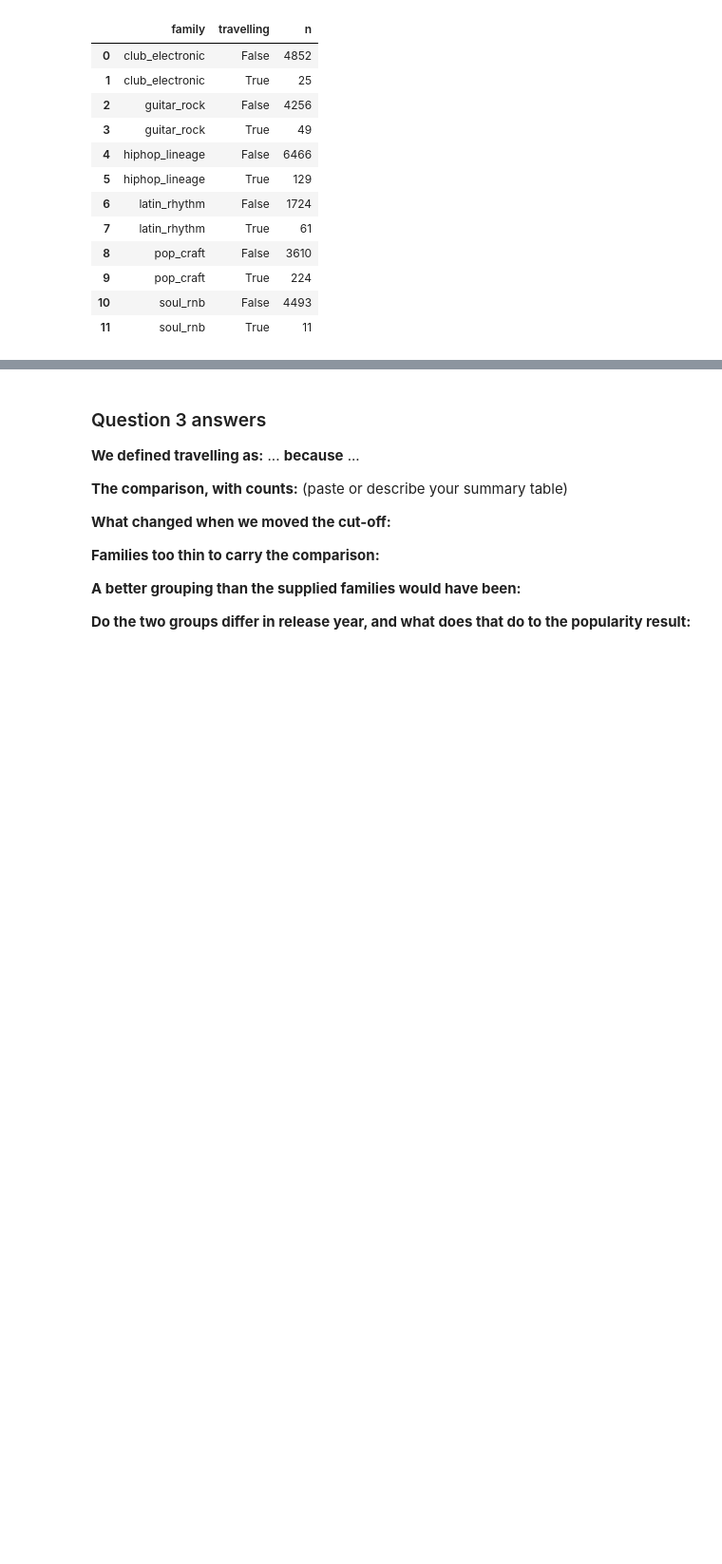
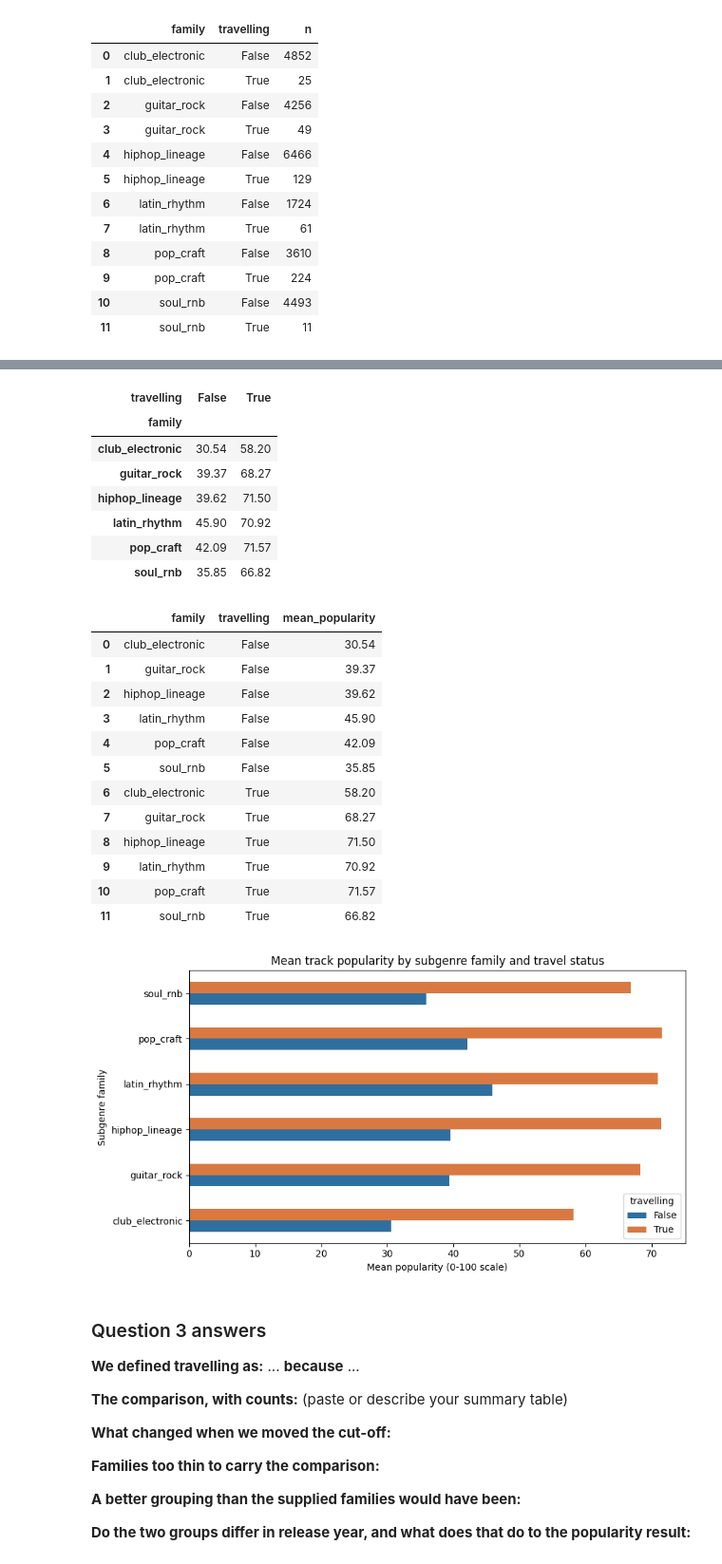
Before and after one commit to mrtchlpck/project-1-lecture, a Jupyter notebook: gotowa_wersja_notatnika_M1_assignment_2026_starter.ipynb, the cells around one changed output, grey strips where cells are left out. Shown at 95% size. Cells and saved outputs as stored; diff of their text form; code cells hidden in the pictures; blank space fills up the shorter version.

```diff
--- a/gotowa_wersja_notatnika_M1_assignment_2026_starter.ipynb
+++ b/gotowa_wersja_notatnika_M1_assignment_2026_starter.ipynb
@@ -255,7 +250,6 @@ families_new = families[
     families["subgenre"] != "dance pop"
 ]
 # %%
-# The merge, with validate= and indicator=.
 merged = unique_tracks.merge(
     families_new[["subgenre", "family"]],
     left_on="playlist_subgenre",
@@ -263,7 +257,7 @@ merged = unique_tracks.merge(
     how="left",
     validate="many_to_one",
     indicator=True
-)
+) #the merging of two tables
 
 #we check if rows are the same before and after the merge
 print(unique_tracks.shape)
@@ -457,0 +472,5 @@ display(family_summary)
+# %%
+cutoff = 3
+
+merged["travelling"] = merged["playlist_count"] >= cutoff
+#we only did travelling column within family_summary, so we had to add it to merged so we could do next steps
@@ -458,3 +529,59 @@ display(family_summary)
+# %%
+pivot = merged.pivot_table(
+    index='family',
+    values='track_popularity',
+    columns='travelling',
+    aggfunc='mean'
+)
+
+display(pivot.round(2))
+
+pivot_long = pivot.reset_index().melt(
+    id_vars='family',
+    var_name='travelling',
+    value_name='mean_popularity'
+)
+
+display(pivot_long.round(2))
+
+ax = pivot.plot(
+    kind='barh',
+    figsize=(9, 5),
+    color=['#2f6f9f', '#d97941']
+)
+
+ax.set(
+    title='Mean track popularity by subgenre family and travel status',
+    xlabel='Mean popularity (0-100 scale)',
+    ylabel='Subgenre family'
+)
+
+plt.tight_layout()
+
+plt.show()
+# %% [output]
+| travelling | False | True |
+| family |  |  |
+| club_electronic | 30.54 | 58.20 |
+| guitar_rock | 39.37 | 68.27 |
+| hiphop_lineage | 39.62 | 71.50 |
+| latin_rhythm | 45.90 | 70.92 |
+| pop_craft | 42.09 | 71.57 |
+| soul_rnb | 35.85 | 66.82 |
+|  | family | travelling | mean_popularity |
+| 0 | club_electronic | False | 30.54 |
+| 1 | guitar_rock | False | 39.37 |
+| 2 | hiphop_lineage | False | 39.62 |
+| 3 | latin_rhythm | False | 45.90 |
+| 4 | pop_craft | False | 42.09 |
+| 5 | soul_rnb | False | 35.85 |
+| 6 | club_electronic | True | 58.20 |
+| 7 | guitar_rock | True | 68.27 |
+| 8 | hiphop_lineage | True | 71.50 |
+| 9 | latin_rhythm | True | 70.92 |
+| 10 | pop_craft | True | 71.57 |
+| 11 | soul_rnb | True | 66.82 |
+[figure, added]
 # %% [markdown]
 ### Question 3 answers
 
```
Also changed, not shown: parts of 20 cells of this notebook.
